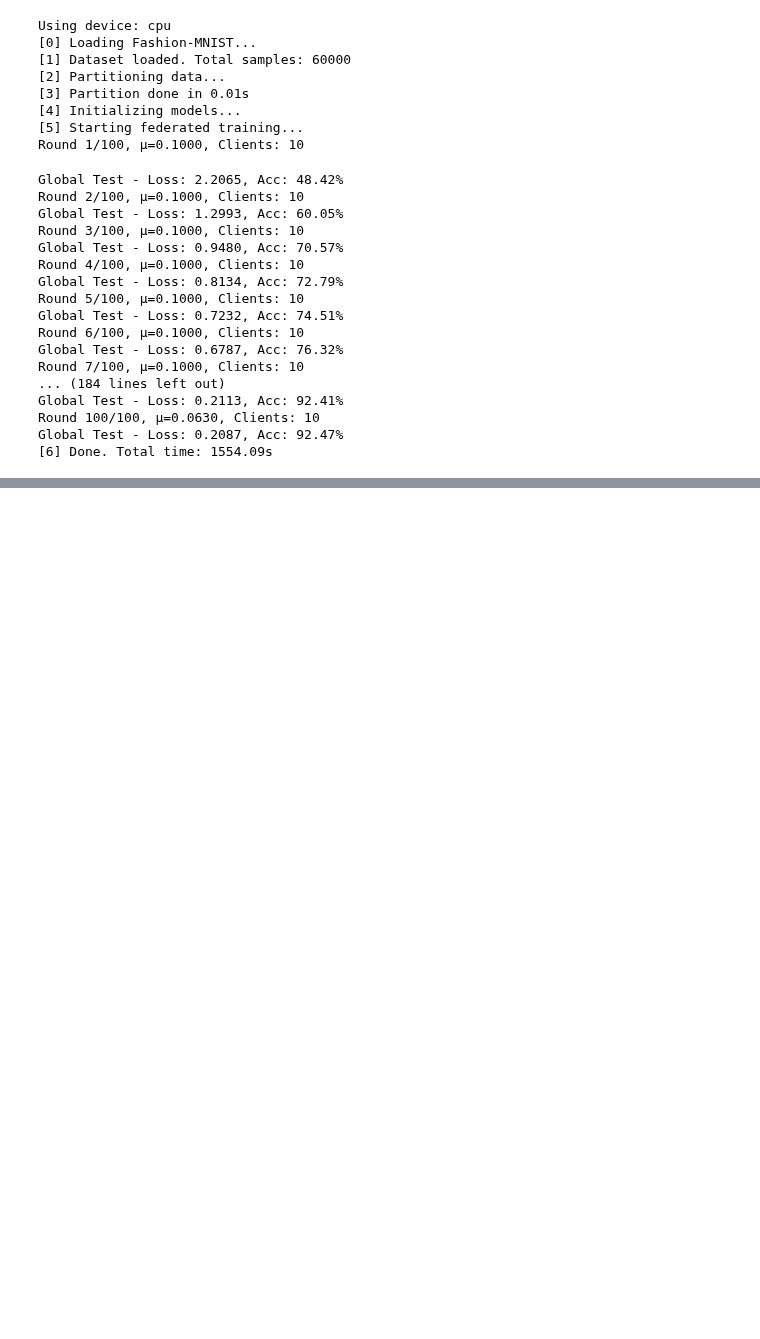
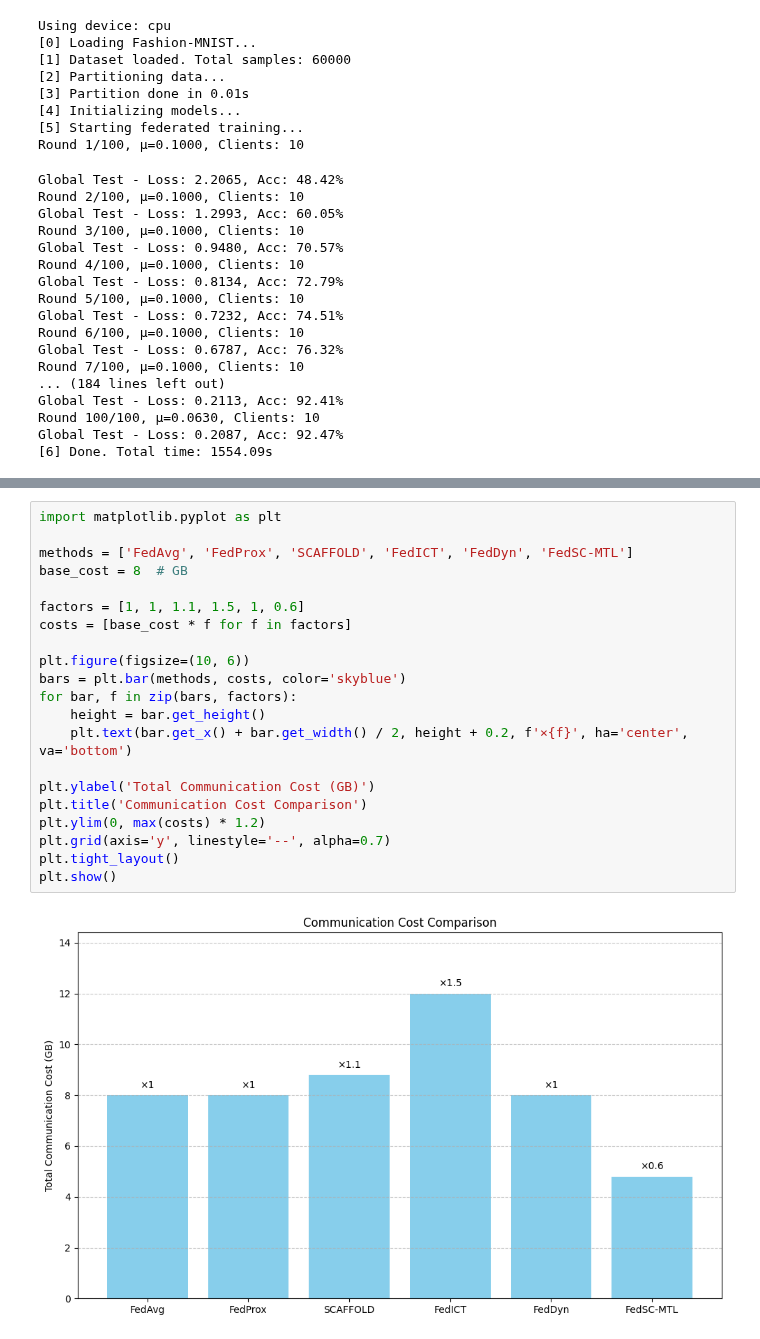
Before and after one commit to Wkl467/FedSC-MTL, a Jupyter notebook: Fashion-MNIST.ipynb, the cells around one changed output, grey strips where cells are left out. Cells and saved outputs as stored; diff of their text form; blank space fills up the shorter version.

```diff
--- a/Fashion-MNIST.ipynb
+++ b/Fashion-MNIST.ipynb
@@ -1567,0 +1595,23 @@ plt.show()
+# %%
+import matplotlib.pyplot as plt
+
+methods = ['FedAvg', 'FedProx', 'SCAFFOLD', 'FedICT', 'FedDyn', 'FedSC-MTL']
+base_cost = 8  # GB
+
+factors = [1, 1, 1.1, 1.5, 1, 0.6]
+costs = [base_cost * f for f in factors]
+
+plt.figure(figsize=(10, 6))
+bars = plt.bar(methods, costs, color='skyblue')
+for bar, f in zip(bars, factors):
+    height = bar.get_height()
+    plt.text(bar.get_x() + bar.get_width() / 2, height + 0.2, f'×{f}', ha='center', va='bottom')
+
+plt.ylabel('Total Communication Cost (GB)')
+plt.title('Communication Cost Comparison')
+plt.ylim(0, max(costs) * 1.2)
+plt.grid(axis='y', linestyle='--', alpha=0.7)
+plt.tight_layout()
+plt.show()
+# %% [output]
+[figure, added]
```
Also changed, not shown: parts of 3 cells of this notebook.
